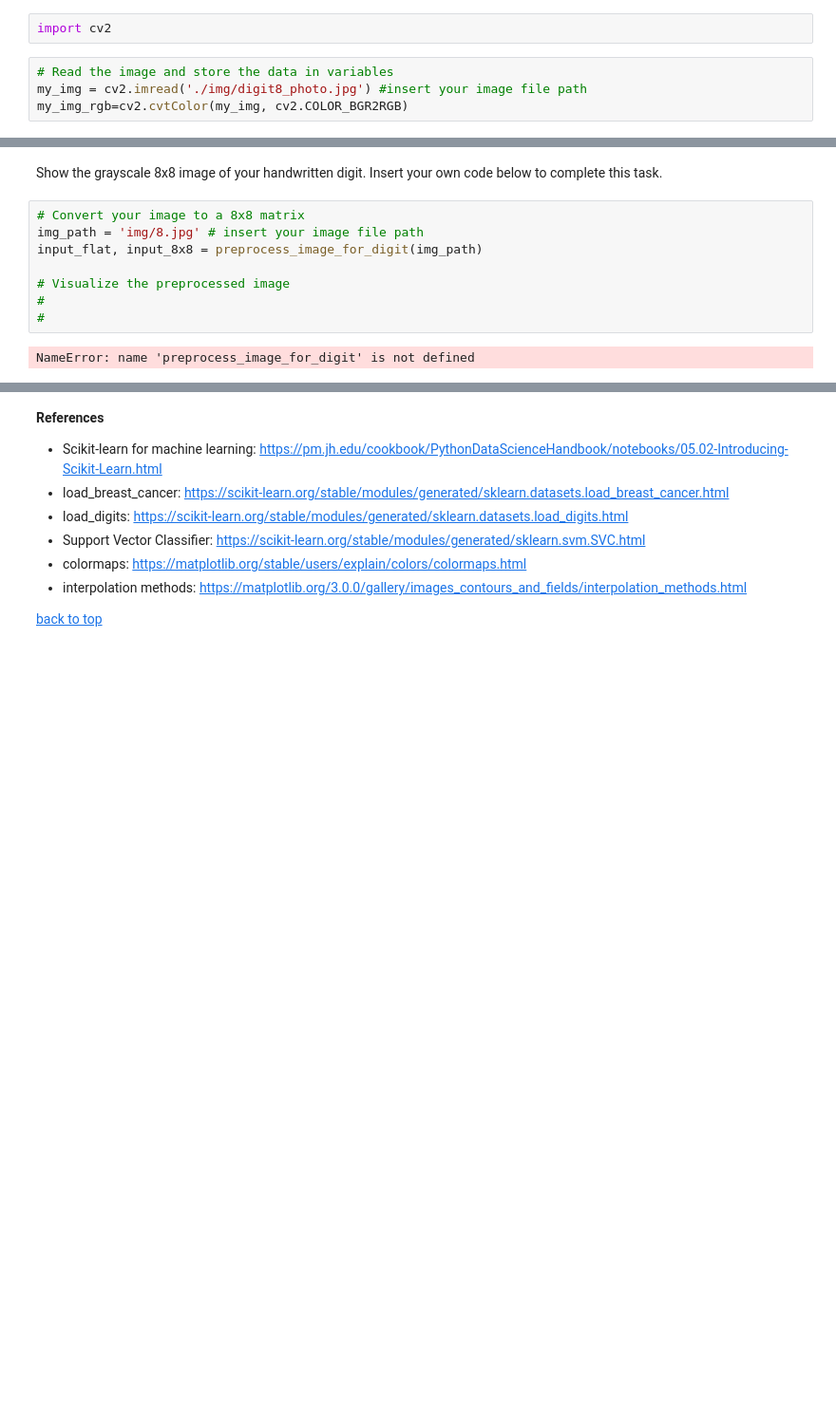
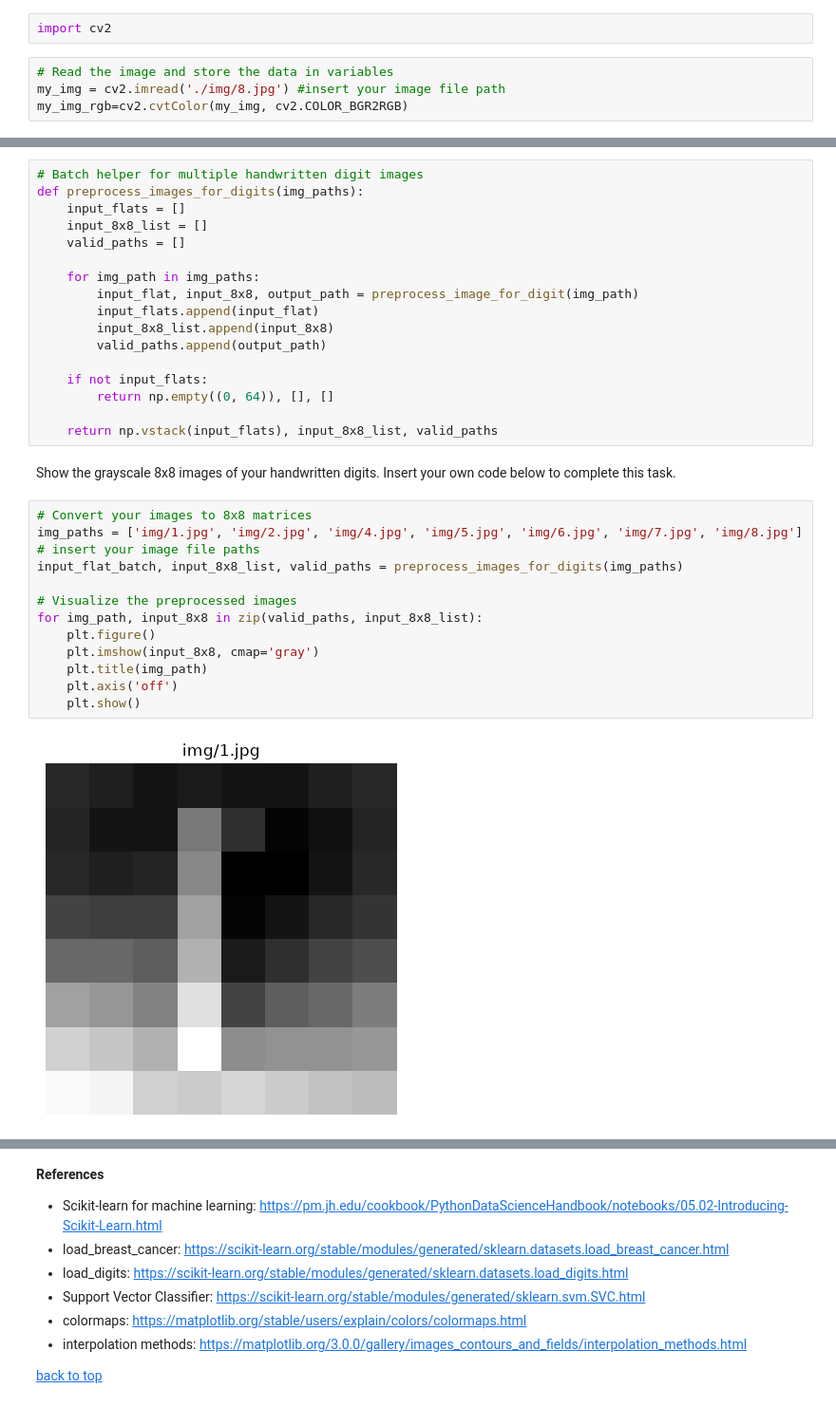
Before and after one commit to 2379836379/Artificial-Intelligence-for-Chemistry-Laboratory-2026Summer-PKU, a Jupyter notebook: lab1_ML4ImgRec.ipynb, the cells around one changed output, grey strips where cells are left out. Shown at 95% size. Drawn from its saved outputs; the diff is of its cells as text; blank space fills up the shorter version.

```diff
--- a/lab1_ML4ImgRec.ipynb
+++ b/lab1_ML4ImgRec.ipynb
@@ -506,7 +584,7 @@ Hand write a digit with black maker on a piece of white paper. Take a photo by y
 import cv2
 # %%
 # Read the image and store the data in variables
-my_img = cv2.imread('./img/digit8_photo.jpg') #insert your image file path
+my_img = cv2.imread('./img/8.jpg') #insert your image file path
 my_img_rgb=cv2.cvtColor(my_img, cv2.COLOR_BGR2RGB)
 # %%
 plt.imshow(my_img_rgb) # use matplotlib imshow to show image
@@ -533,12 +625,33 @@ def preprocess_image_for_digit(img_path):
+# %%
+# Batch helper for multiple handwritten digit images
+def preprocess_images_for_digits(img_paths):
+    input_flats = []
+    input_8x8_list = []
+    valid_paths = []
+
+    for img_path in img_paths:
+        input_flat, input_8x8, output_path = preprocess_image_for_digit(img_path)
+        input_flats.append(input_flat)
+        input_8x8_list.append(input_8x8)
+        valid_paths.append(output_path)
+
+    if not input_flats:
+        return np.empty((0, 64)), [], []
+
+    return np.vstack(input_flats), input_8x8_list, valid_paths
 # %% [markdown]
-Show the grayscale 8x8 image of your handwritten digit. Insert your own code below to complete this task.
+Show the grayscale 8x8 images of your handwritten digits. Insert your own code below to complete this task.
 # %%
-# Convert your image to a 8x8 matrix
-img_path = 'img/8.jpg' # insert your image file path
-input_flat, input_8x8 = preprocess_image_for_digit(img_path)
+# Convert your images to 8x8 matrices
+img_paths = ['img/1.jpg', 'img/2.jpg', 'img/4.jpg', 'img/5.jpg', 'img/6.jpg', 'img/7.jpg', 'img/8.jpg'] # insert your image file paths
+input_flat_batch, input_8x8_list, valid_paths = preprocess_images_for_digits(img_paths)
 
-# Visualize the preprocessed image
-#
-#
+# Visualize the preprocessed images
+for img_path, input_8x8 in zip(valid_paths, input_8x8_list):
+    plt.figure()
+    plt.imshow(input_8x8, cmap='gray')
+    plt.title(img_path)
+    plt.axis('off')
+    plt.show()
 # %% [output]
-NameError: name 'preprocess_image_for_digit' is not defined
+[figure, added]
```
Also changed, not shown: parts of 28 cells of this notebook, 8 other files.
